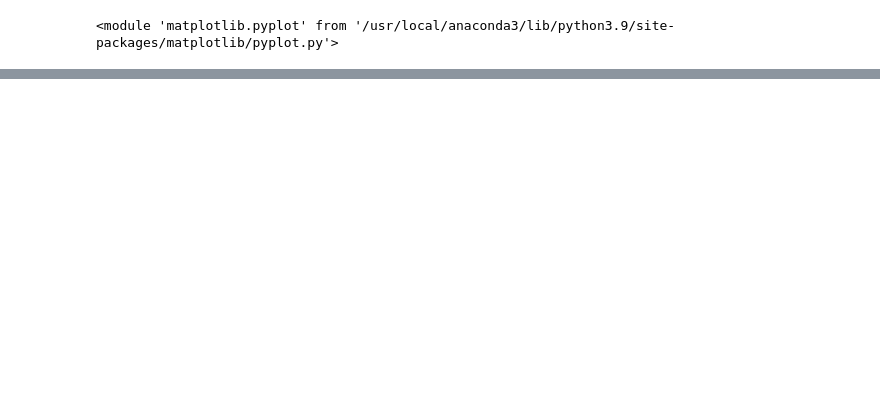
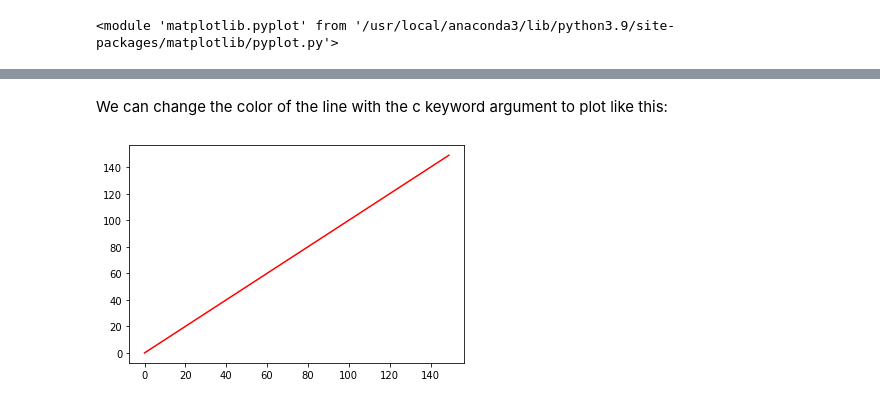
Before and after one commit to m3redithw/numpy-pandas-visualization-exercises, a Jupyter notebook: matplotlib_notes.ipynb, the cells around one changed output, grey strips where cells are left out. Cells and saved outputs as stored; diff of their text form; code cells hidden in the pictures; blank space fills up the shorter version.

```diff
--- a/matplotlib_notes.ipynb
+++ b/matplotlib_notes.ipynb
@@ -23,0 +54,7 @@ Note that the act of creating the chart and showing it are two separate acts.
+# %% [markdown]
+We can change the color of the line with the c keyword argument to plot like this:
+# %%
+plt.plot(x, c='red')
+plt.show()
+# %% [output]
+[figure, added]
```
Also changed, not shown: parts of 58 cells of this notebook.
